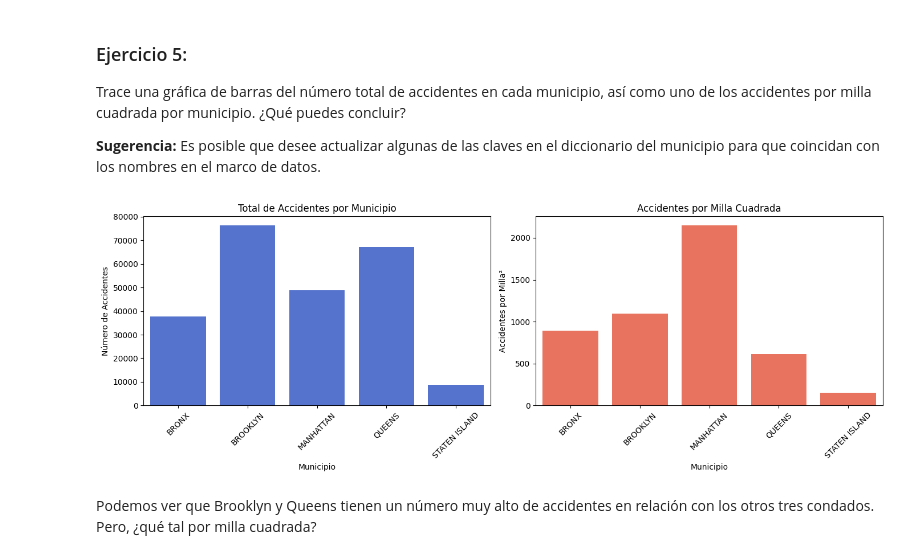
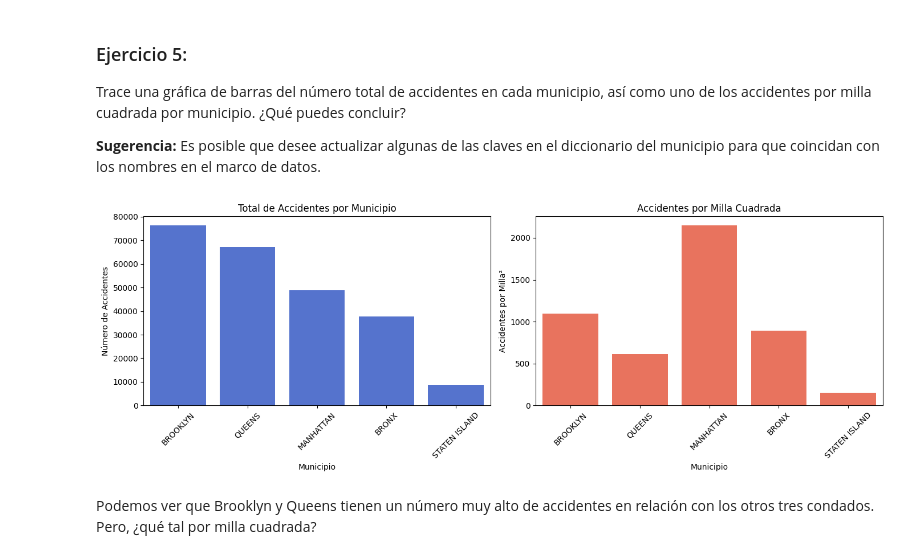
Before and after one commit to mariansierraa/guia2_clase_programacion, a Jupyter notebook: Guia3.ipynb, the cells around one changed output. Saved outputs shown, nothing was run; the diff lists cells and outputs as text; code cells hidden in the pictures.

```diff
--- a/Guia3.ipynb
+++ b/Guia3.ipynb
@@ -299,34 +299,35 @@ borough_area = {
     "BRONX": 42.2,
     "STATEN ISLAND": 57.5
 }
 
 #contar accidentes por municipio
 accidentes_por_municipio = df_cleaned.groupby('BOROUGH')['COLLISION_ID'].count().reset_index()
+accidentes_por_municipio = accidentes_por_municipio.sort_values(by='COLLISION_ID', ascending=False)
 
 #calcular accidentes por milla cuadrada
 accidentes_por_municipio['ACCIDENTES_POR_MILLA2'] = accidentes_por_municipio['BOROUGH'].map(borough_area)
 accidentes_por_municipio['ACCIDENTES_POR_MILLA2'] = accidentes_por_municipio['COLLISION_ID'] / accidentes_por_municipio['ACCIDENTES_POR_MILLA2']
 
 fig, axes = plt.subplots(1, 2, figsize=(14, 5))
 
 
 #accidentes por municipio
 sns.barplot(data=accidentes_por_municipio, x='BOROUGH', y='COLLISION_ID', color='royalblue', ax=axes[0])
 axes[0].set_title('Total de Accidentes por Municipio')
 axes[0].set_xlabel('Municipio')
 axes[0].set_ylabel('Número de Accidentes')
 axes[0].tick_params(axis='x', rotation=45)
 
 #accidentes por milla
 sns.barplot(data=accidentes_por_municipio, x='BOROUGH', y='ACCIDENTES_POR_MILLA2', color='tomato', ax=axes[1])
 axes[1].set_title('Accidentes por Milla Cuadrada')
 axes[1].set_xlabel('Municipio')
 axes[1].set_ylabel('Accidentes por Milla²')
 axes[1].tick_params(axis='x', rotation=45)
 plt.tight_layout()
 plt.show()
 # %% [output]
-[figure, old version]
+[figure, new version]
 # %% [markdown]
 Podemos ver que Brooklyn y Queens tienen un número muy alto de accidentes en relación con los otros tres condados. Pero, ¿qué tal por milla cuadrada?
 # %% [markdown]
```
Also changed, not shown: parts of 3 cells of this notebook.
